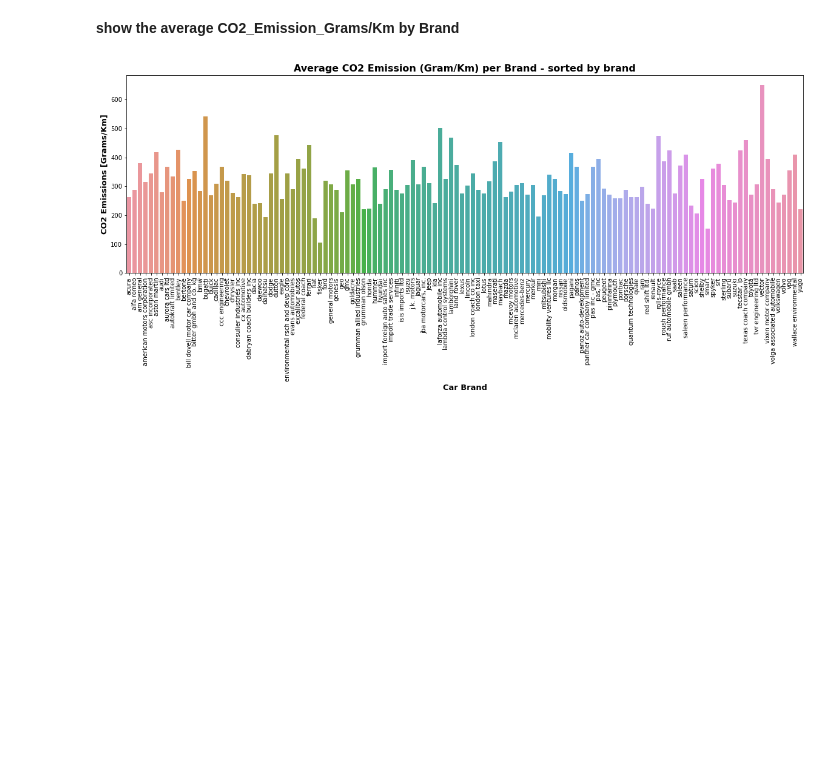
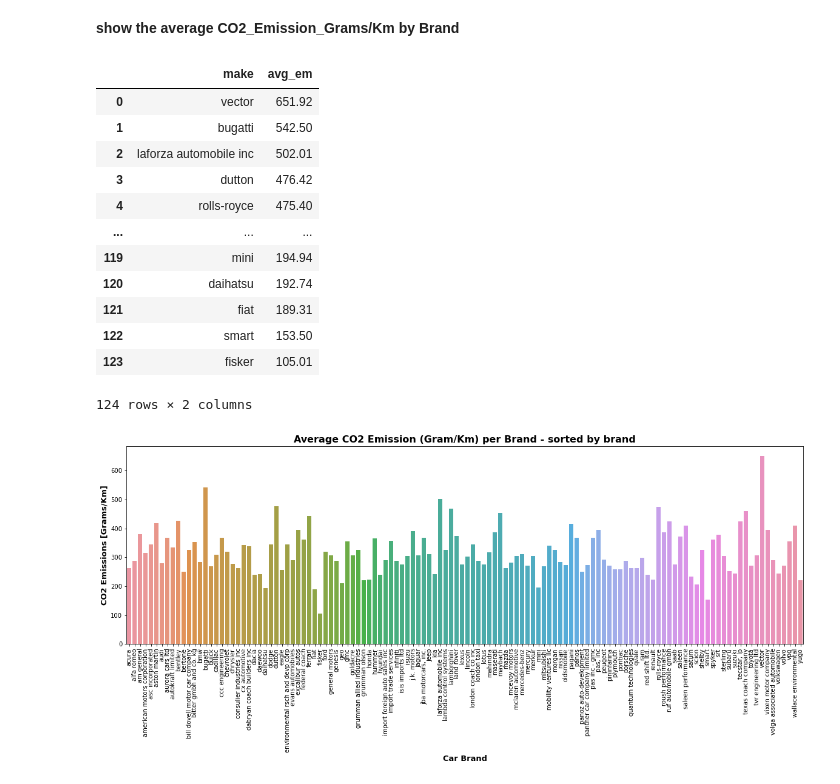
Before and after one commit to pkuestions/01-Labs, a Jupyter notebook: 1908_Lab_Pandas_Grouping_Data_Vehicles.ipynb, the cells around one changed output. Drawn from its saved outputs; the diff is of its cells as text; code cells hidden in the pictures; blank space fills up the shorter version.

```diff
--- a/1908_Lab_Pandas_Grouping_Data_Vehicles.ipynb
+++ b/1908_Lab_Pandas_Grouping_Data_Vehicles.ipynb
@@ -139,6 +139,22 @@ print(f"{v1[0]} has the most cars with {v1[1]} models.")
 chevrolet has the most cars with 3643 models.
 # %% [markdown]
 <b>show the average CO2_Emission_Grams/Km  by Brand
+# %%
+df_make_em_sorted
+# %% [output]
+|  | make | avg_em |
+| 0 | vector | 651.92 |
+| 1 | bugatti | 542.50 |
+| 2 | laforza automobile inc | 502.01 |
+| 3 | dutton | 476.42 |
+| 4 | rolls-royce | 475.40 |
+| ... | ... | ... |
+| 119 | mini | 194.94 |
+| 120 | daihatsu | 192.74 |
+| 121 | fiat | 189.31 |
+| 122 | smart | 153.50 |
+| 123 | fisker | 105.01 |
+124 rows × 2 columns
 # %%
 make = list(df.groupby("make")["co2_emission_grams/km"].mean().index)
 avg_em = list(round(df.groupby("make")["co2_emission_grams/km"].mean(),2))
```
Also changed, not shown: parts of 3 cells of this notebook.
